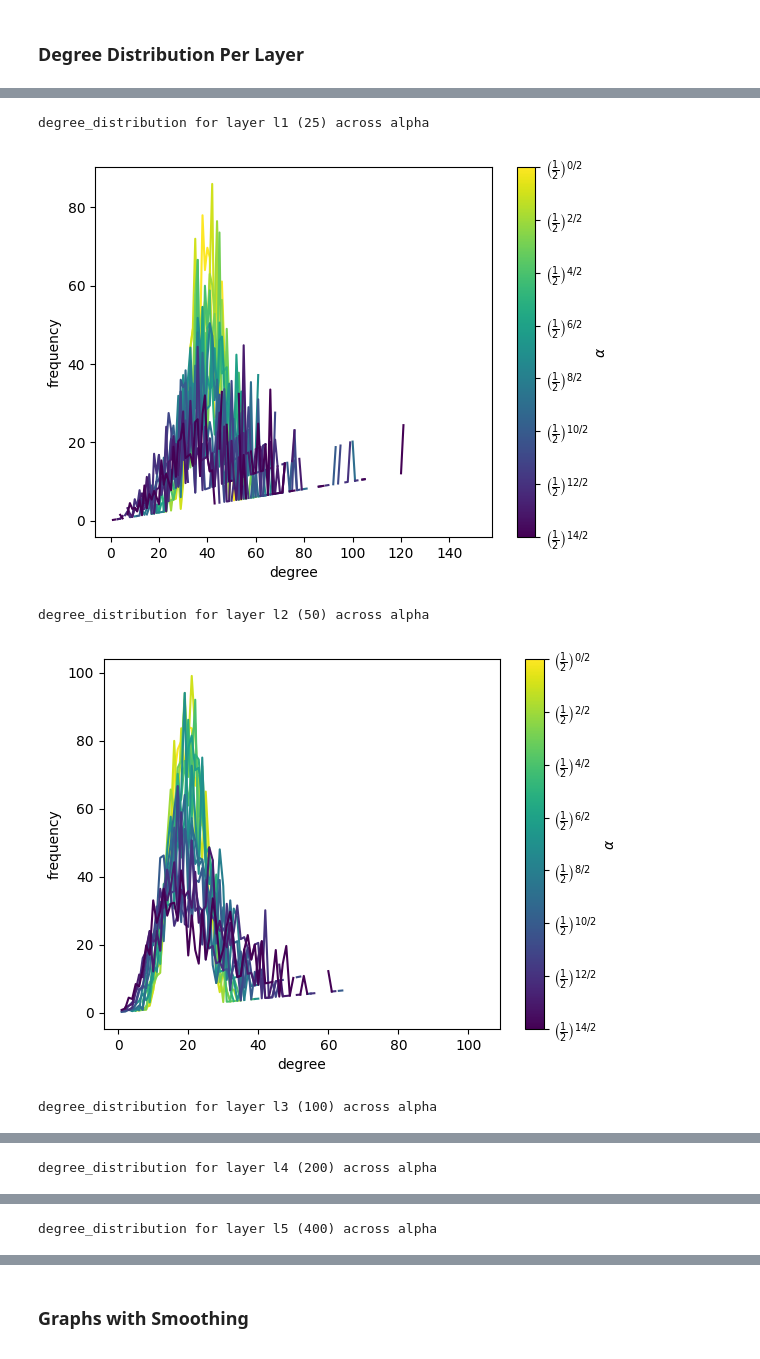
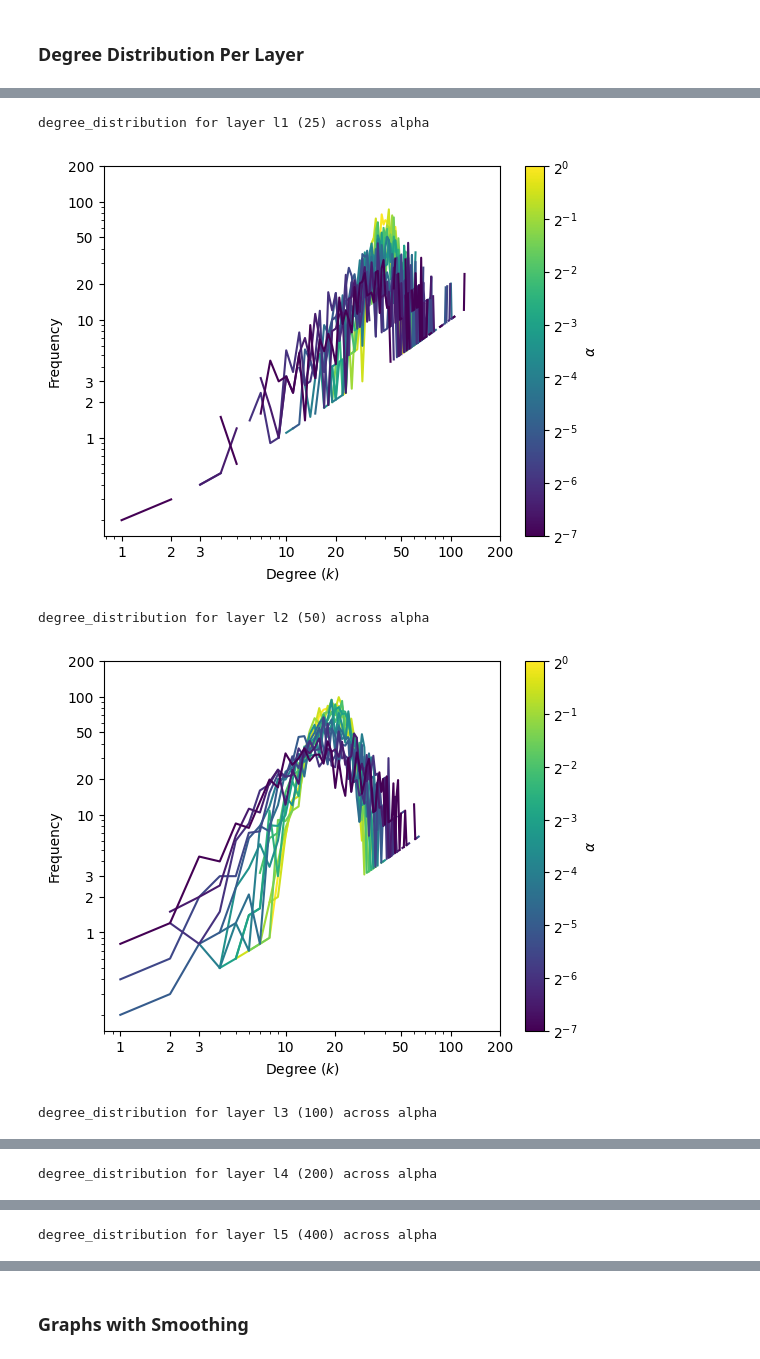
Before and after one commit to IrinaMonaEpure/MARS, a Jupyter notebook: notebooks/draft_experiments.ipynb, the cells around one changed output, grey strips where cells are left out. Cells and saved outputs as stored; diff of their text form; code cells hidden in the pictures.

```diff
--- a/notebooks/draft_experiments.ipynb
+++ b/notebooks/draft_experiments.ipynb
@@ -191,7 +195,7 @@ for prop in per_layer_props:
         )
 
     #ax.set_title(f"{label} vs {alpha_label} by layer")
-    ax.set_xlabel(alpha_label)
+    ax.set_xlabel(f"Alpha ({alpha_label})")
     label = prop_labels.get(prop, prop.name.lower())
     ax.set_ylabel(label)
 
@@ -213,7 +217,7 @@ density_per_layer vs alpha
 # %%
 distribution_props = [
     PropertyEnum.DEGREE_DISTRIBUTION,
-    PropertyEnum.EMBEDDEDNESS_DISTRIBUTION,
+    #PropertyEnum.EMBEDDEDNESS_DISTRIBUTION,
     PropertyEnum.LOCAL_CLUSTERING_DISTRIBUTION,
     PropertyEnum.EDGE_LENGTH_DISTRIBUTION,
 ]
@@ -269,14 +273,14 @@ for prop in distribution_props:
     cbar.set_ticks(ticks)
 
     cbar.set_ticklabels([
-        rf"$\left(\frac{{1}}{{2}}\right)^{{{i//2}}}$"
+        rf"$2^{{{-i//2}}}$"
         for i in tick_is
     ])
 
     #ax.set_title(f"{prop.name.lower()} across alpha values")
     label = prop_labels.get(prop, prop.name.lower())
     ax.set_xlabel(label)
-    ax.set_ylabel("frequency")
+    ax.set_ylabel("Frequency")
     #plt.xscale("log")
     #plt.yscale("log")
 
@@ -351,16 +353,20 @@ for prop in distribution_props_log:
     cbar.set_ticks(ticks)
 
     cbar.set_ticklabels([
-        rf"$\left(\frac{{1}}{{2}}\right)^{{{i//2}}}$"
+        rf"$2^{{{-i//2}}}$"
         for i in tick_is
     ])
 
     #ax.set_title(f"{prop.name.lower()} across alpha values")
     label = prop_labels.get(prop, prop.name.lower())
     ax.set_xlabel(label)
-    ax.set_ylabel("frequency")
+    ax.set_ylabel("Frequency")
     plt.xscale("log")
     plt.yscale("log")
+    ax.set_xticks(log_ticks)
+    ax.set_yticks(log_ticks)
+    ax.set_xticklabels([str(t) for t in log_ticks])
+    ax.set_yticklabels([str(t) for t in log_ticks])
 
     plt.savefig(
         plot_dir / f"{prop.name.lower()}_all_alpha_log.png",
@@ -431,14 +437,14 @@ for layer_idx, layer_label in enumerate(cfg.network.layer_labels):
     cbar.set_ticks(ticks)
 
     cbar.set_ticklabels([
-        rf"$\left(\frac{{1}}{{2}}\right)^{{{j}/2}}$"
+        rf"$2^{{{-j//2}}}$"
         for j in range(0, 15, 2)
     ])
 
     #ax.set_title(f"degree_distribution for layer "f"{layer_label} ({layer_sizes[layer_idx]}) across alpha")
 
-    ax.set_xlabel("degree")
-    ax.set_ylabel("frequency")
+    ax.set_xlabel(rf"Degree ($\mathit{{k}}$)")
+    ax.set_ylabel("Frequency")
 
     plt.savefig(
         plot_dir /
@@ -506,37 +512,41 @@ for layer_idx, layer_label in enumerate(cfg.network.layer_labels):
         cmap=cmap,
         norm=norm,
     )
 
     sm.set_array([])
 
     cbar = fig.colorbar(sm, ax=ax)
 
     cbar.set_label(alpha_label)
 
     cbar.set_ticks(ticks)
 
     cbar.set_ticklabels([
-        rf"$\left(\frac{{1}}{{2}}\right)^{{{j}/2}}$"
+        rf"$2^{{{-j//2}}}$"
         for j in range(0, 15, 2)
     ])
 
     #ax.set_title(f"degree_distribution for layer "f"{layer_label} ({layer_sizes[layer_idx]}) across alpha")
 
-    ax.set_xlabel("degree")
-    ax.set_ylabel("frequency")
+    ax.set_xlabel(rf"Degree ($\mathit{{k}}$)")
+    ax.set_ylabel("Frequency")
     plt.xscale("log")
     plt.yscale("log")
+    ax.set_xticks(log_ticks)
+    ax.set_yticks(log_ticks)
+    ax.set_xticklabels([str(t) for t in log_ticks])
+    ax.set_yticklabels([str(t) for t in log_ticks])
 
     plt.savefig(
         plot_dir /
         f"degree_distribution_layer_{layer_label}_all_alpha_log.png",
         bbox_inches="tight",
     )
 
     plt.show()
 # %% [output]
 degree_distribution for layer l1 (25) across alpha
-[figure, old version]
+[figure, new version]
 degree_distribution for layer l2 (50) across alpha
-[figure, old version]
+[figure, new version]
 degree_distribution for layer l3 (100) across alpha
```
Also changed, not shown: parts of 11 cells of this notebook.
